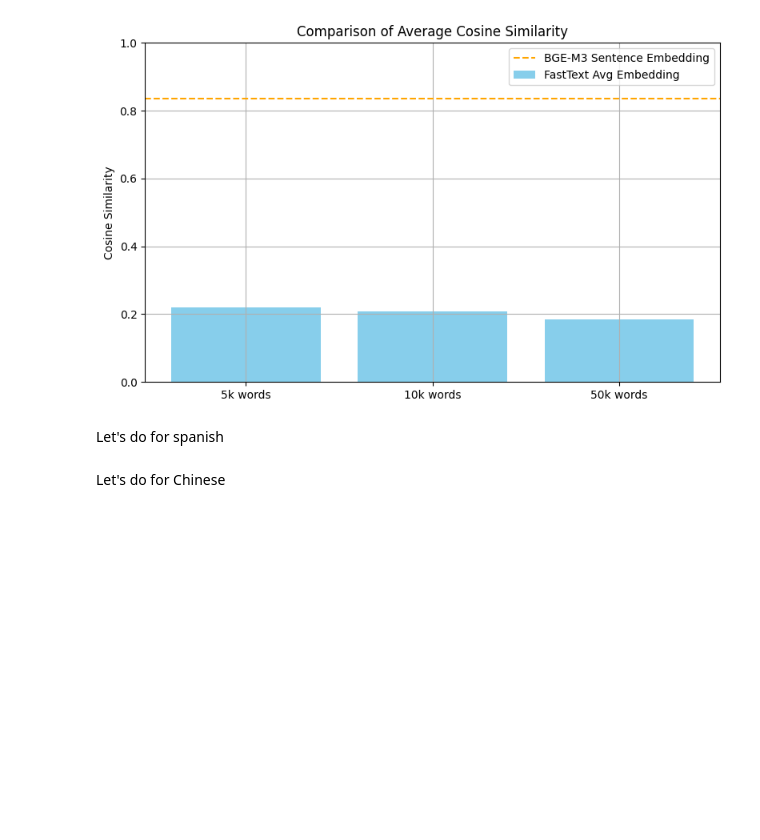
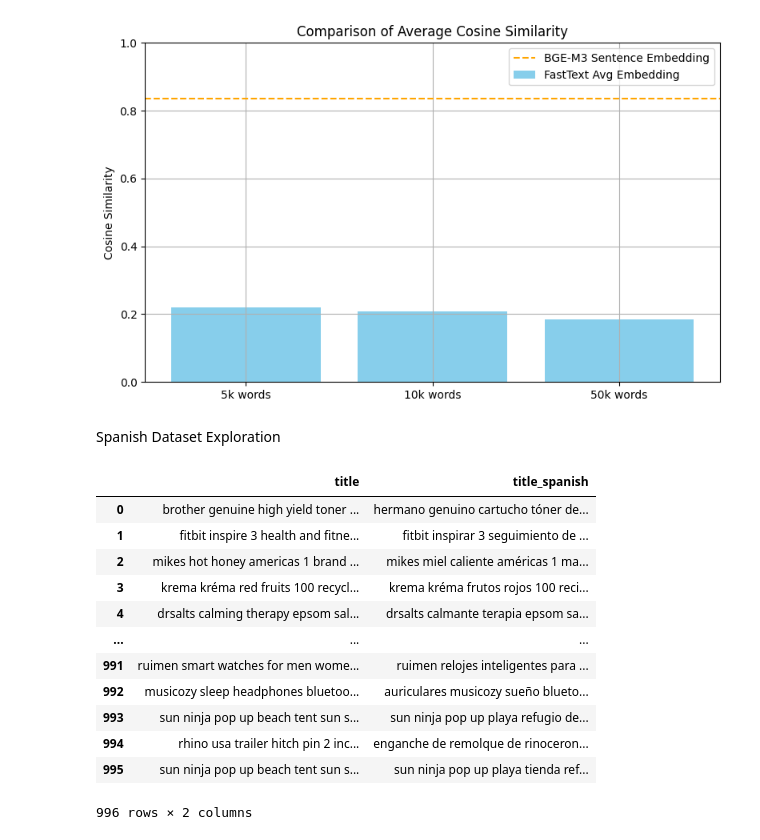
Before and after one commit to ducnguyen1604/EE6405C22, a Jupyter notebook: notebook/NLP Capstone_v1.ipynb, the cells around one changed output. Cells and saved outputs as stored; diff of their text form; code cells hidden in the pictures; blank space fills up the shorter version.

```diff
--- a/notebook/NLP Capstone_v1.ipynb
+++ b/notebook/NLP Capstone_v1.ipynb
@@ -307,7 +327,5 @@ plt.tight_layout()
 plt.show()
 # %% [output]
 [figure]
-# %% [markdown]
-Let's do for spanish
-# %% [markdown]
-Let's do for Chinese
+# %% [markdown]
+Spanish Dataset Exploration
@@ -313,0 +337,16 @@ Let's do for Chinese
+# %%
+spanish_df_cleaned
+# %% [output]
+|  | title | title_spanish |
+| 0 | brother genuine high yield toner ... | hermano genuino cartucho tóner de... |
+| 1 | fitbit inspire 3 health and fitne... | fitbit inspirar 3 seguimiento de ... |
+| 2 | mikes hot honey americas 1 brand ... | mikes miel caliente américas 1 ma... |
+| 3 | krema kréma red fruits 100 recycl... | krema kréma frutos rojos 100 reci... |
+| 4 | drsalts calming therapy epsom sal... | drsalts calmante terapia epsom sa... |
+| ... | ... | ... |
+| 991 | ruimen smart watches for men wome... | ruimen relojes inteligentes para ... |
+| 992 | musicozy sleep headphones bluetoo... | auriculares musicozy sueño blueto... |
+| 993 | sun ninja pop up beach tent sun s... | sun ninja pop up playa refugio de... |
+| 994 | rhino usa trailer hitch pin 2 inc... | enganche de remolque de rinoceron... |
+| 995 | sun ninja pop up beach tent sun s... | sun ninja pop up playa tienda ref... |
+996 rows × 2 columns
```
Also changed, not shown: parts of 29 cells of this notebook.
